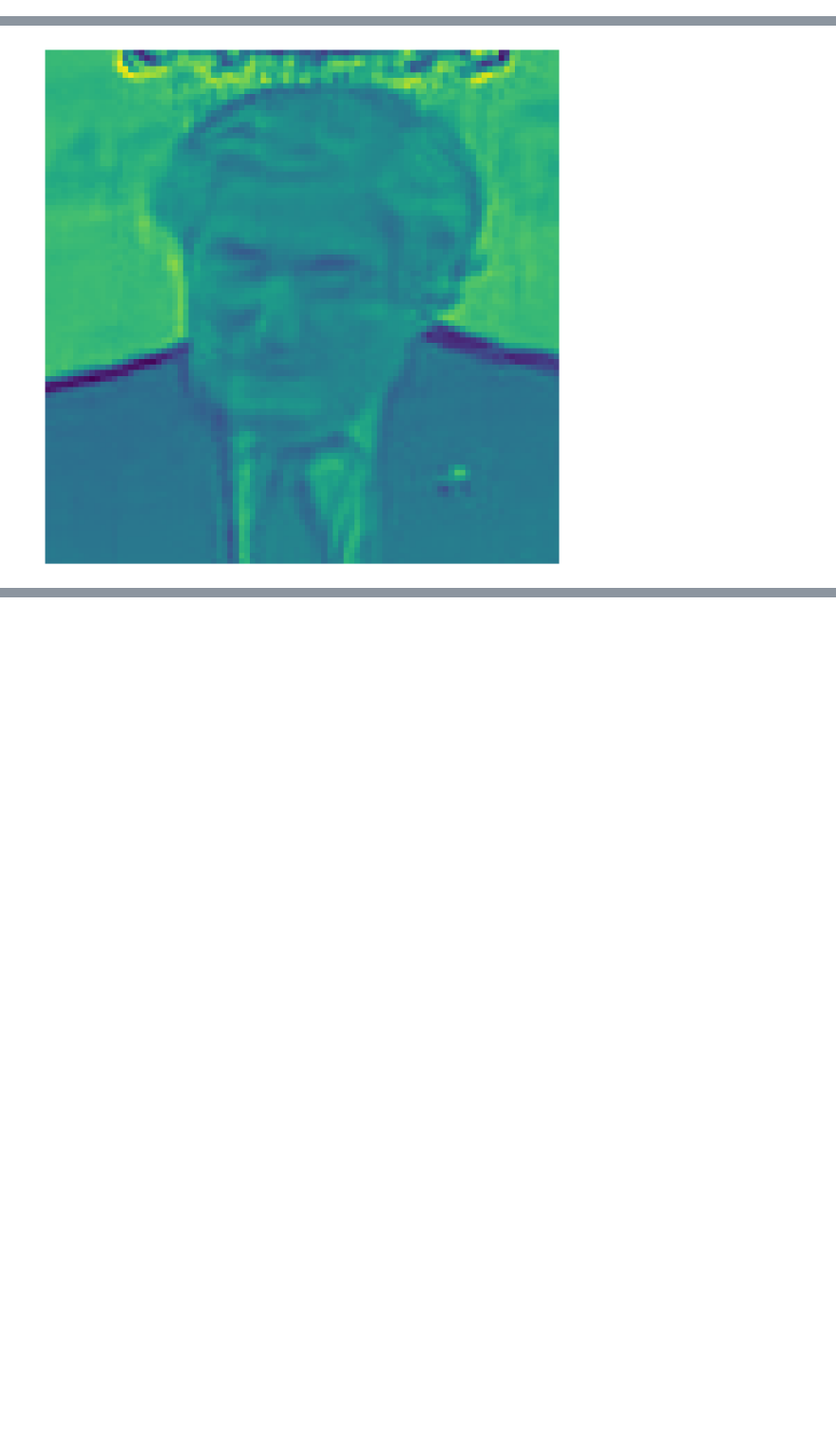
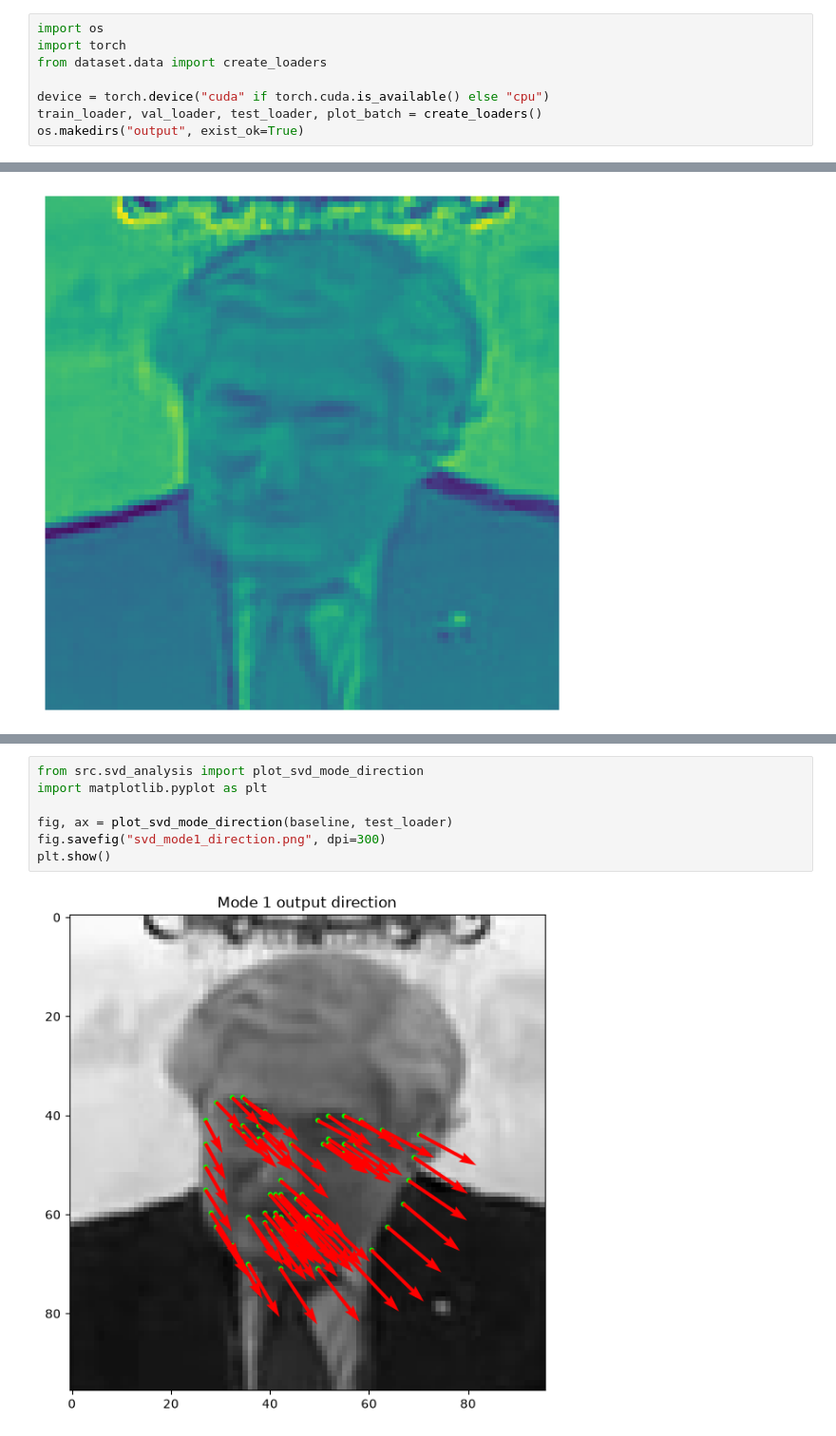
Before and after one commit to CKH-010/facial-keypoint-detection, a Jupyter notebook: MechInerp_Analysis.ipynb, the cells around one changed output, grey strips where cells are left out. Shown at 95% size. Cells and saved outputs as stored; diff of their text form; blank space fills up the shorter version.

Commit message:
Add SVD rank analysis
Co-authored-by: Copilot App <223556219+Copilot@users.noreply.github.com>

```diff
--- a/MechInerp_Analysis.ipynb
+++ b/MechInerp_Analysis.ipynb
@@ -0,0 +1,8 @@
+# %%
+import os
+import torch
+from dataset.data import create_loaders
+
+device = torch.device("cuda" if torch.cuda.is_available() else "cpu")
+train_loader, val_loader, test_loader, plot_batch = create_loaders()
+os.makedirs("output", exist_ok=True)
@@ -157,0 +204,9 @@ plot_single_feature_map(advanced_features, filename="advanced.png")
+# %%
+from src.svd_analysis import plot_svd_mode_direction
+import matplotlib.pyplot as plt
+
+fig, ax = plot_svd_mode_direction(baseline, test_loader)
+fig.savefig("svd_mode1_direction.png", dpi=300)
+plt.show()
+# %% [output]
+[figure, added]
```
Also changed, not shown: parts of 4 cells of this notebook, 3 other files.
